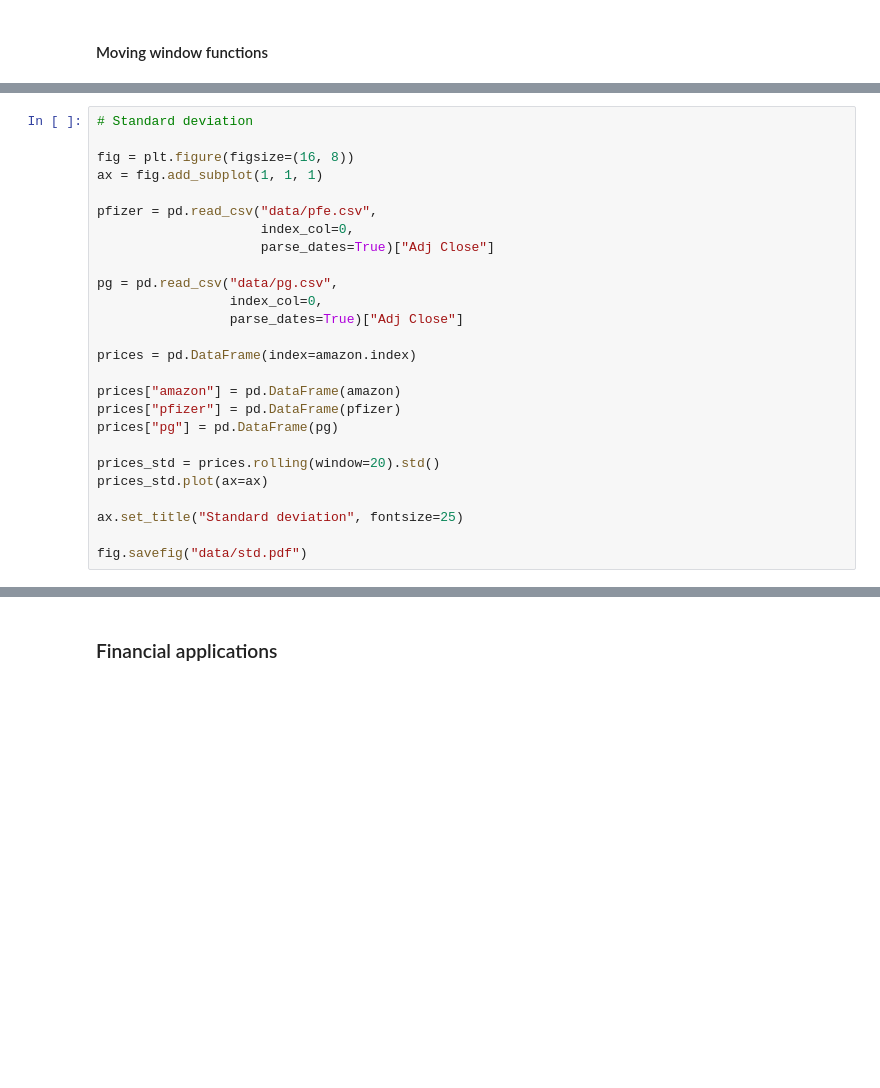
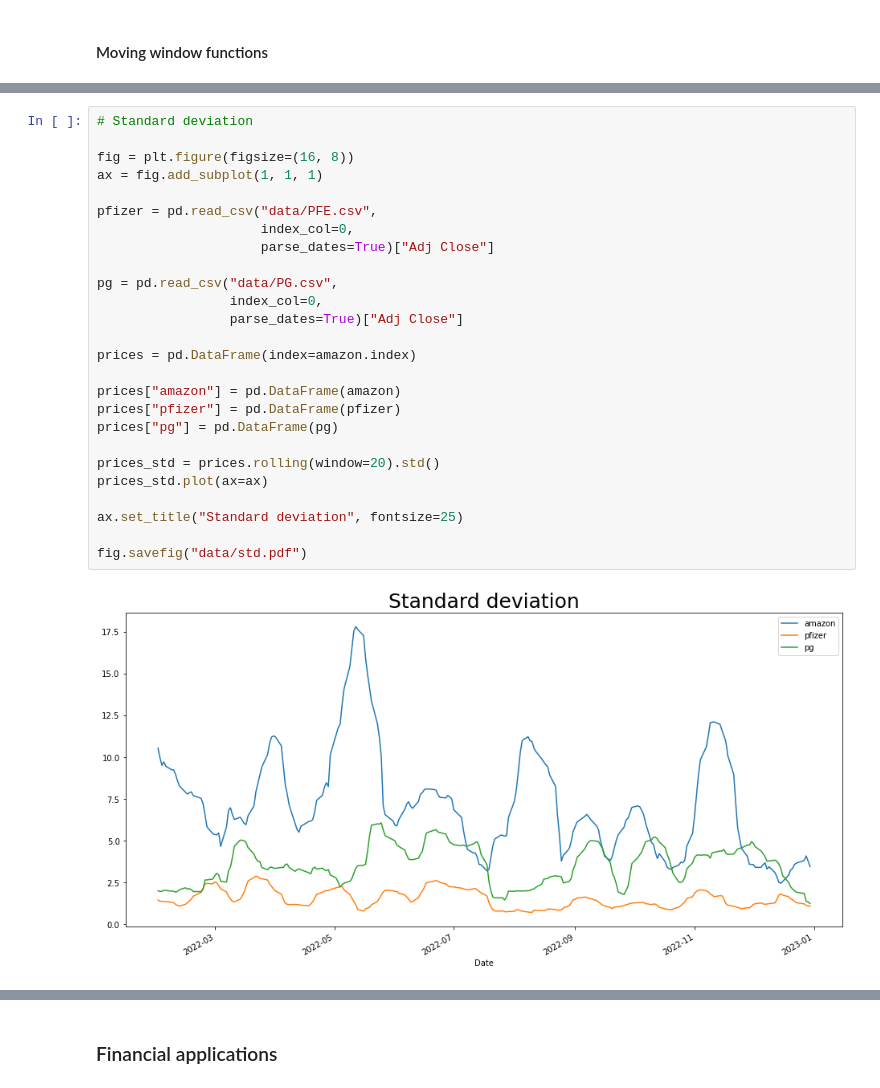
Before and after one commit to caiquemiranda/python-econometrics, a Jupyter notebook: 05-Applications.ipynb, the cells around one changed output, grey strips where cells are left out. Saved outputs shown, nothing was run; the diff lists cells and outputs as text; blank space fills up the shorter version.

```diff
--- a/05-Applications.ipynb
+++ b/05-Applications.ipynb
@@ -230,29 +230,31 @@ FileNotFoundError: [Errno 2] No such file or directory: 'data/amzn.csv'
 # %%
 # Standard deviation
 
 fig = plt.figure(figsize=(16, 8))
 ax = fig.add_subplot(1, 1, 1)
 
-pfizer = pd.read_csv("data/pfe.csv",
+pfizer = pd.read_csv("data/PFE.csv",
                      index_col=0,
                      parse_dates=True)["Adj Close"]
 
-pg = pd.read_csv("data/pg.csv",
+pg = pd.read_csv("data/PG.csv",
                  index_col=0,
                  parse_dates=True)["Adj Close"]
 
 prices = pd.DataFrame(index=amazon.index)
 
 prices["amazon"] = pd.DataFrame(amazon)
 prices["pfizer"] = pd.DataFrame(pfizer)
 prices["pg"] = pd.DataFrame(pg)
 
 prices_std = prices.rolling(window=20).std()
 prices_std.plot(ax=ax)
 
 ax.set_title("Standard deviation", fontsize=25)
 
 fig.savefig("data/std.pdf")
+# %% [output]
+[figure, added]
 # %%
 # Logarithmic standard deviation
 import matplotlib.pyplot as plt
```
Also changed, not shown: parts of 23 cells of this notebook, 15 other files.
